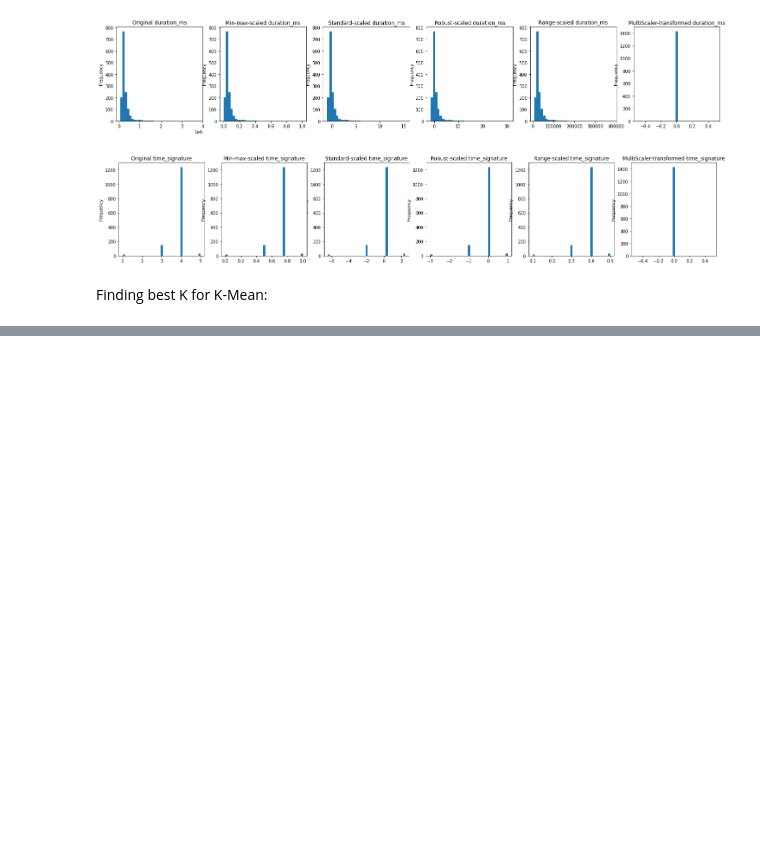
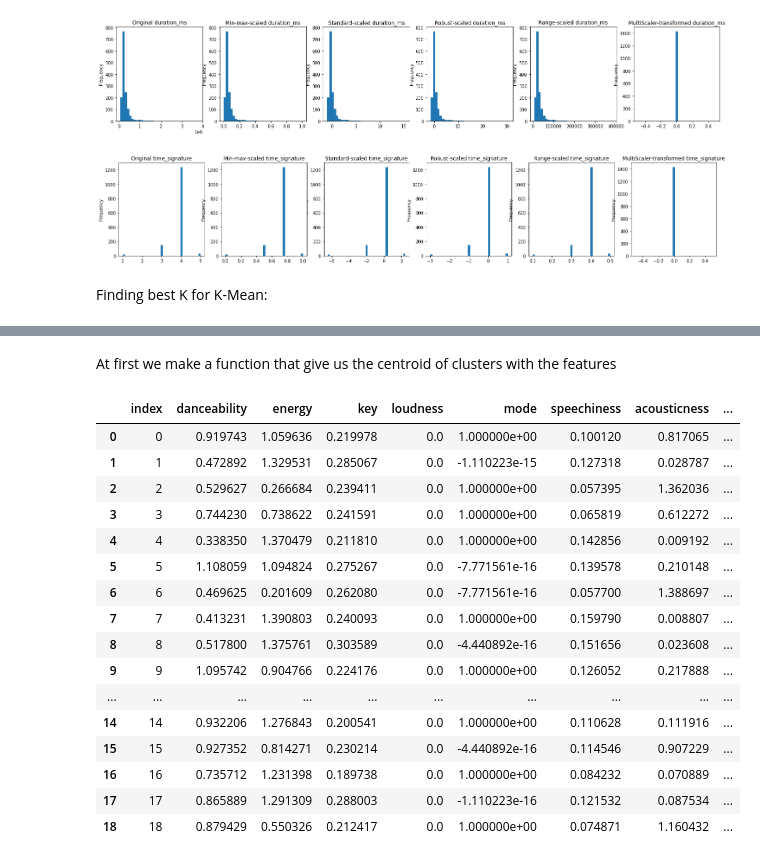
Before and after one commit to sherwan-m/Moosic_co_project, a Jupyter notebook: moosic_clustering.ipynb, the cells around one changed output, grey strips where cells are left out. Drawn from its saved outputs; the diff is of its cells as text; code cells hidden in the pictures; blank space fills up the shorter version.

```diff
--- a/moosic_clustering.ipynb
+++ b/moosic_clustering.ipynb
@@ -635,0 +469,29 @@ plt.show()
+# %% [markdown]
+At first we make a function that give us the centroid of clusters with the features
+# %%
+def get_centroids(model, data_df):
+    centroids = model.cluster_centers_
+    centroids_df = pd.DataFrame(centroids,
+                                columns = data_df.columns)
+
+    return centroids_df
+# %%
+get_centroids(my_kmeans, multy_scaled_df).reset_index()
+# %% [output]
+|  | index | danceability | energy | key | loudness | mode | speechiness | acousticness | ... |
+| 0 | 0 | 0.919743 | 1.059636 | 0.219978 | 0.0 | 1.000000e+00 | 0.100120 | 0.817065 | ... |
+| 1 | 1 | 0.472892 | 1.329531 | 0.285067 | 0.0 | -1.110223e-15 | 0.127318 | 0.028787 | ... |
+| 2 | 2 | 0.529627 | 0.266684 | 0.239411 | 0.0 | 1.000000e+00 | 0.057395 | 1.362036 | ... |
+| 3 | 3 | 0.744230 | 0.738622 | 0.241591 | 0.0 | 1.000000e+00 | 0.065819 | 0.612272 | ... |
+| 4 | 4 | 0.338350 | 1.370479 | 0.211810 | 0.0 | 1.000000e+00 | 0.142856 | 0.009192 | ... |
+| 5 | 5 | 1.108059 | 1.094824 | 0.275267 | 0.0 | -7.771561e-16 | 0.139578 | 0.210148 | ... |
+| 6 | 6 | 0.469625 | 0.201609 | 0.262080 | 0.0 | -7.771561e-16 | 0.057700 | 1.388697 | ... |
+| 7 | 7 | 0.413231 | 1.390803 | 0.240093 | 0.0 | 1.000000e+00 | 0.159790 | 0.008807 | ... |
+| 8 | 8 | 0.517800 | 1.375761 | 0.303589 | 0.0 | -4.440892e-16 | 0.151656 | 0.023608 | ... |
+| 9 | 9 | 1.095742 | 0.904766 | 0.224176 | 0.0 | 1.000000e+00 | 0.126052 | 0.217888 | ... |
+| ... | ... | ... | ... | ... | ... | ... | ... | ... | ... |
+| 14 | 14 | 0.932206 | 1.276843 | 0.200541 | 0.0 | 1.000000e+00 | 0.110628 | 0.111916 | ... |
+| 15 | 15 | 0.927352 | 0.814271 | 0.230214 | 0.0 | -4.440892e-16 | 0.114546 | 0.907229 | ... |
+| 16 | 16 | 0.735712 | 1.231398 | 0.189738 | 0.0 | 1.000000e+00 | 0.084232 | 0.070889 | ... |
+| 17 | 17 | 0.865889 | 1.291309 | 0.288003 | 0.0 | -1.110223e-16 | 0.121532 | 0.087534 | ... |
+| 18 | 18 | 0.879429 | 0.550326 | 0.212417 | 0.0 | 1.000000e+00 | 0.074871 | 1.160432 | ... |
```
Also changed, not shown: parts of 28 cells of this notebook.
